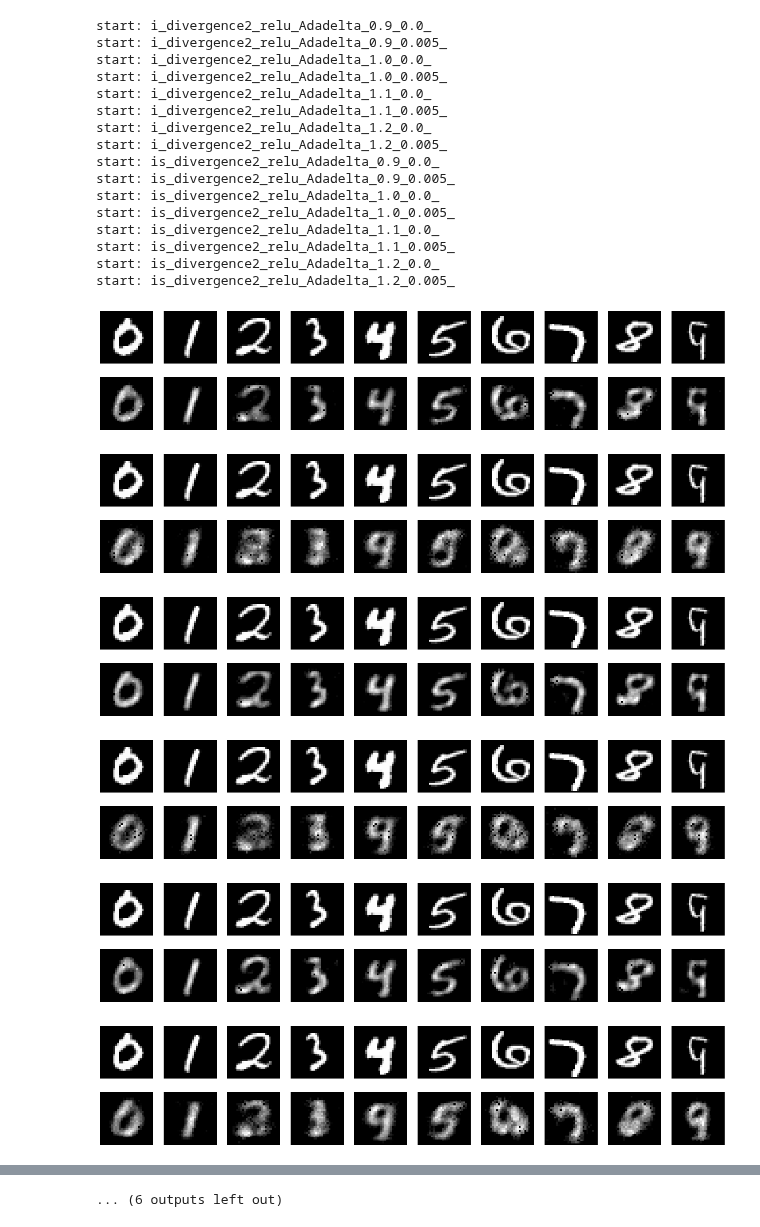
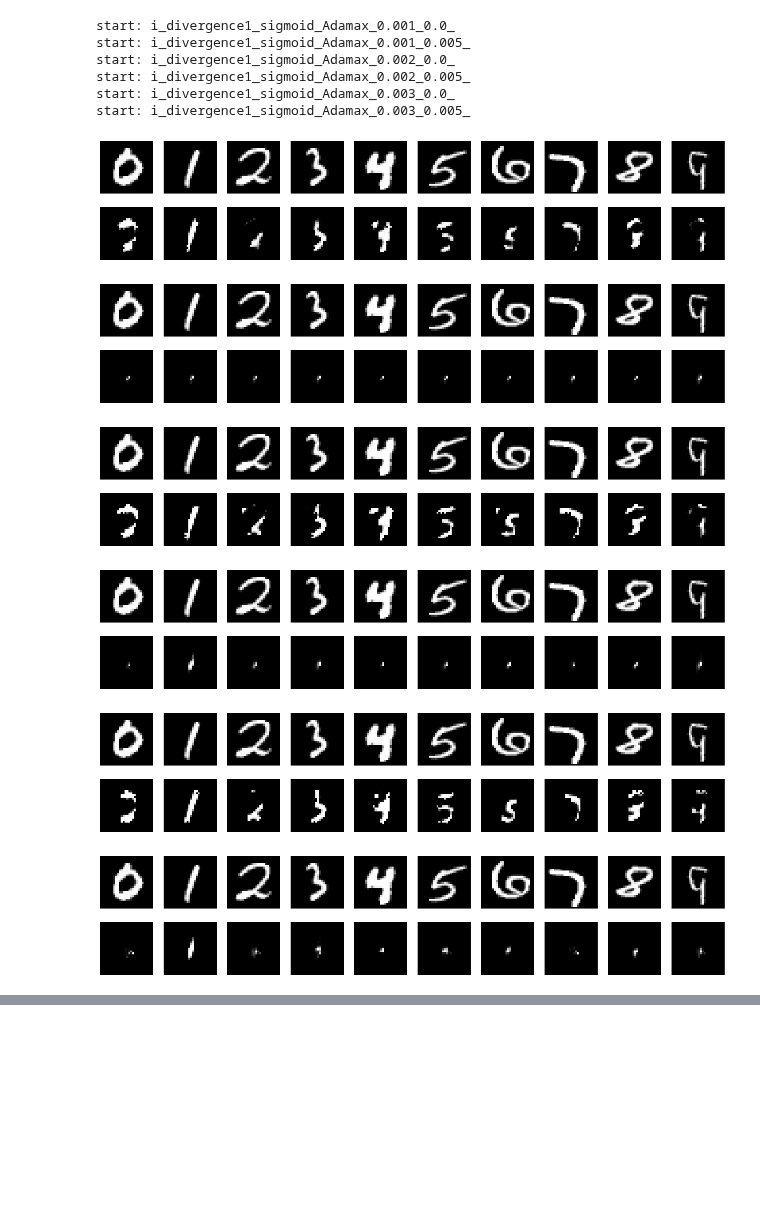
Before and after one commit to s1230038/autoencoder, a Jupyter notebook: AutoencoderForThesis.ipynb, the cells around one changed output, grey strips where cells are left out. Drawn from its saved outputs; the diff is of its cells as text; code cells hidden in the pictures; blank space fills up the shorter version.

Commit message:
lossfs = [i_divergence1] acts = ["sigmoid"] list1  = np.arange(0.001, 0.004, 0.001) list2  = np.arange(0.0, 0.01, 0.005)

```diff
--- a/AutoencoderForThesis.ipynb
+++ b/AutoencoderForThesis.ipynb
@@ -72,13 +72,13 @@ lossfs = [losses.mean_squared_error, i_divergence1, i_divergence2, is_divergence
 acts = ["relu", "sigmoid"]
 opzs = ["SGD", "RMSprop", "Adagrad", "Adadelta", "Adam", "Adamax", "Nadam"]
 '''
-lossfs = [i_divergence2, is_divergence2]
-acts = ["relu"]
-list1  = np.arange(0.9, 1.3, 0.1)
+lossfs = [i_divergence1]
+acts = ["sigmoid"]
+list1  = np.arange(0.001, 0.004, 0.001)
 list2  = np.arange(0.0, 0.01, 0.005)
 # ------------------------------------------
 for loss, dact, op1, op2 in product(lossfs, acts, list1, list2):
-  optimizer = optimizers.Adadelta(lr=op1, decay=op2)
+  optimizer = optimizers.Adamax(lr=op1, decay=op2)
   file_prefix = loss.__name__ + '_' + dact + '_' + optimizer.__class__.__name__ + '_'  + str(op1) + '_' + str(op2) + '_'
   print("start: " + file_prefix )
   encoding_dim = 32
@@ -138,7 +128,7 @@ import matplotlib.pyplot as plt
 
 # ------------------------------------------
 for loss, dact, op1, op2 in product(lossfs, acts, list1, list2):
-  optimizer = optimizers.Adadelta(lr=op1, decay=op2)
+  optimizer = optimizers.Adamax(lr=op1, decay=op2)
   file_prefix = loss.__name__ + '_' + dact + '_' + optimizer.__class__.__name__ + '_'  + str(op1) + '_' + str(op2) + '_'
   print("start: " + file_prefix )
   encoding_dim = 32
@@ -169,52 +159,42 @@ for loss, dact, op1, op2 in product(lossfs, acts, list1, list2):
 
       # 変換された画像を表示
       ax = plt.subplot(2, 10, label+1+10)
       plt.imshow(decoded_imgs[i].reshape(28, 28))
       plt.gray()
       ax.get_xaxis().set_visible(False)
       ax.get_yaxis().set_visible(False)
 
       label+=1
   #  plt.show() #show()するとファイルに保存できないことに注意。
   plt.savefig(file_prefix + 'numbers.png')
   autoencoder.reset_states()
 # %% [output]
 This call to matplotlib.use() has no effect because the backend has already
 been chosen; matplotlib.use() must be called *before* pylab, matplotlib.pyplot,
 or matplotlib.backends is imported for the first time.
 
 The backend was *originally* set to 'module://ipykernel.pylab.backend_inline' by the following code:
   File "/usr/lib/python3.6/runpy.py", line 193, in _run_module_as_main
     "__main__", mod_spec)
   File "/usr/lib/python3.6/runpy.py", line 85, in _run_code
     exec(code, run_globals)
   File "/usr/local/lib/python3.6/dist-packages/ipykernel_launcher.py", line 16, in <module>
     app.launch_new_instance()
   File "/usr/local/lib/python3.6/dist-packages/traitlets/config/application.py", line 657, in launch_instance
 ... (18 lines left out)
   File "/usr/lib/python3.6/importlib/__init__.py", line 166, in reload
     _bootstrap._exec(spec, module)
   File "/usr/local/lib/python3.6/dist-packages/matplotlib/backends/__init__.py", line 14, in <module>
     line for line in traceback.format_stack()
-start: i_divergence2_relu_Adadelta_0.9_0.0_
-start: i_divergence2_relu_Adadelta_0.9_0.005_
-start: i_divergence2_relu_Adadelta_1.0_0.0_
-start: i_divergence2_relu_Adadelta_1.0_0.005_
-start: i_divergence2_relu_Adadelta_1.1_0.0_
-start: i_divergence2_relu_Adadelta_1.1_0.005_
-start: i_divergence2_relu_Adadelta_1.2_0.0_
-start: i_divergence2_relu_Adadelta_1.2_0.005_
-start: is_divergence2_relu_Adadelta_0.9_0.0_
-start: is_divergence2_relu_Adadelta_0.9_0.005_
-start: is_divergence2_relu_Adadelta_1.0_0.0_
-start: is_divergence2_relu_Adadelta_1.0_0.005_
-start: is_divergence2_relu_Adadelta_1.1_0.0_
-start: is_divergence2_relu_Adadelta_1.1_0.005_
-start: is_divergence2_relu_Adadelta_1.2_0.0_
-start: is_divergence2_relu_Adadelta_1.2_0.005_
+start: i_divergence1_sigmoid_Adamax_0.001_0.0_
+start: i_divergence1_sigmoid_Adamax_0.001_0.005_
+start: i_divergence1_sigmoid_Adamax_0.002_0.0_
+start: i_divergence1_sigmoid_Adamax_0.002_0.005_
+start: i_divergence1_sigmoid_Adamax_0.003_0.0_
+start: i_divergence1_sigmoid_Adamax_0.003_0.005_
-[figure, old version]
+[figure, new version]
-[figure, old version]
+[figure, new version]
-[figure, old version]
+[figure, new version]
-[figure, old version]
+[figure, new version]
-[figure, old version]
+[figure, new version]
-[figure, old version]
+[figure, new version]
@@ -225,4 +201,3 @@ start: is_divergence2_relu_Adadelta_1.2_0.005_
-... (6 outputs left out)
 # %%
 # 保存した重みのダウンロード
 from google.colab import files
```
Also changed, not shown: parts of 3 cells of this notebook.
